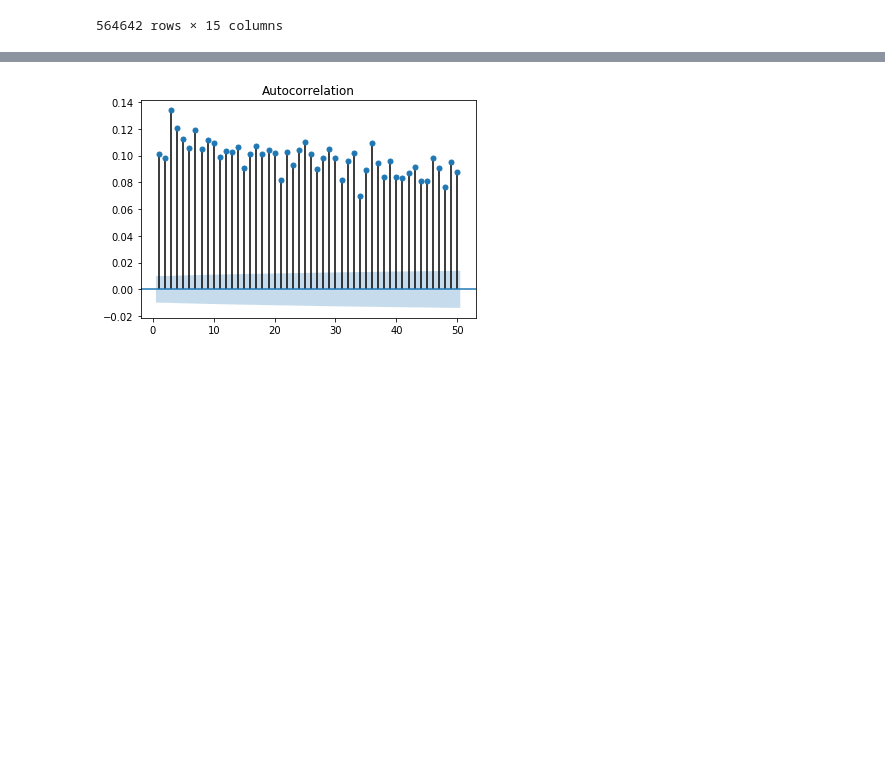
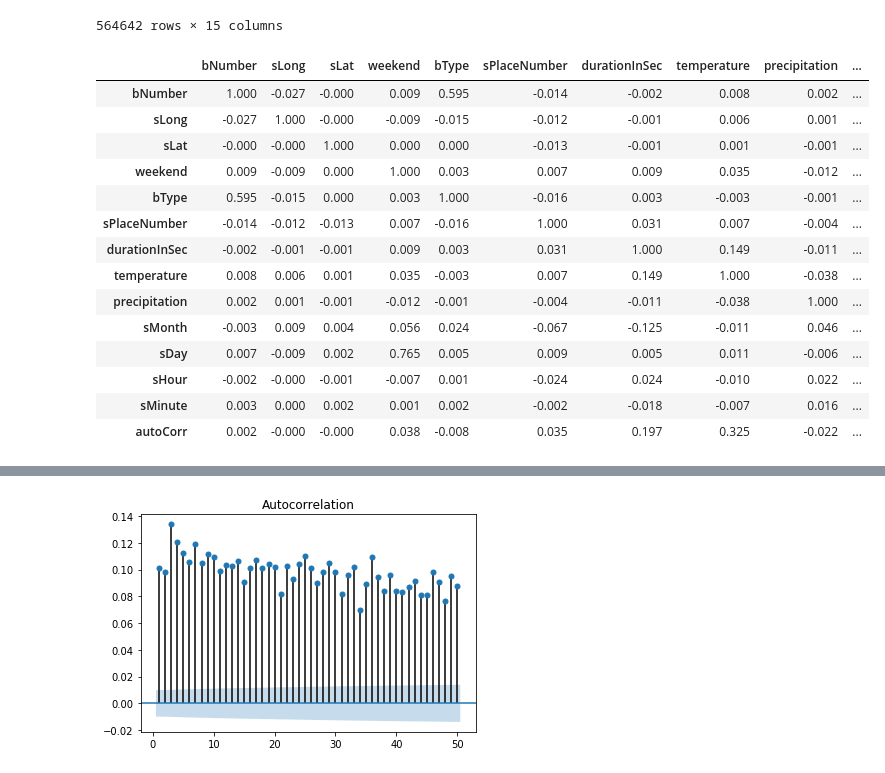
Before and after one commit to Tezzmo/PDS_Project, a Jupyter notebook: notebooks/Lorenz_Prediction.ipynb, the cells around one changed output, grey strips where cells are left out. Cells and saved outputs as stored; diff of their text form; code cells hidden in the pictures; blank space fills up the shorter version.

```diff
--- a/notebooks/Lorenz_Prediction.ipynb
+++ b/notebooks/Lorenz_Prediction.ipynb
@@ -108,3 +110,22 @@ dfTrips
 | 630967 | 11080 | 2019-12-31 12:26:00 | 8.774508 | 50.824840 | False | 15 | 0.0 | 960 | 2.0 | ... |
 | 630968 | 11299 | 2019-12-31 18:37:00 | 8.774459 | 50.824863 | False | 15 | 0.0 | 840 | 0.7 | ... |
 564642 rows × 15 columns
+# %%
+corr = np.round(dfTrips.corr(),3)
+corr
+# %% [output]
+|  | bNumber | sLong | sLat | weekend | bType | sPlaceNumber | durationInSec | temperature | precipitation | ... |
+| bNumber | 1.000 | -0.027 | -0.000 | 0.009 | 0.595 | -0.014 | -0.002 | 0.008 | 0.002 | ... |
+| sLong | -0.027 | 1.000 | -0.000 | -0.009 | -0.015 | -0.012 | -0.001 | 0.006 | 0.001 | ... |
+| sLat | -0.000 | -0.000 | 1.000 | 0.000 | 0.000 | -0.013 | -0.001 | 0.001 | -0.001 | ... |
+| weekend | 0.009 | -0.009 | 0.000 | 1.000 | 0.003 | 0.007 | 0.009 | 0.035 | -0.012 | ... |
+| bType | 0.595 | -0.015 | 0.000 | 0.003 | 1.000 | -0.016 | 0.003 | -0.003 | -0.001 | ... |
+| sPlaceNumber | -0.014 | -0.012 | -0.013 | 0.007 | -0.016 | 1.000 | 0.031 | 0.007 | -0.004 | ... |
+| durationInSec | -0.002 | -0.001 | -0.001 | 0.009 | 0.003 | 0.031 | 1.000 | 0.149 | -0.011 | ... |
+| temperature | 0.008 | 0.006 | 0.001 | 0.035 | -0.003 | 0.007 | 0.149 | 1.000 | -0.038 | ... |
+| precipitation | 0.002 | 0.001 | -0.001 | -0.012 | -0.001 | -0.004 | -0.011 | -0.038 | 1.000 | ... |
+| sMonth | -0.003 | 0.009 | 0.004 | 0.056 | 0.024 | -0.067 | -0.125 | -0.011 | 0.046 | ... |
+| sDay | 0.007 | -0.009 | 0.002 | 0.765 | 0.005 | 0.009 | 0.005 | 0.011 | -0.006 | ... |
+| sHour | -0.002 | -0.000 | -0.001 | -0.007 | 0.001 | -0.024 | 0.024 | -0.010 | 0.022 | ... |
+| sMinute | 0.003 | 0.000 | 0.002 | 0.001 | 0.002 | -0.002 | -0.018 | -0.007 | 0.016 | ... |
+| autoCorr | 0.002 | -0.000 | -0.000 | 0.038 | -0.008 | 0.035 | 0.197 | 0.325 | -0.022 | ... |
```
Also changed, not shown: parts of 12 cells of this notebook, 1 other file.
